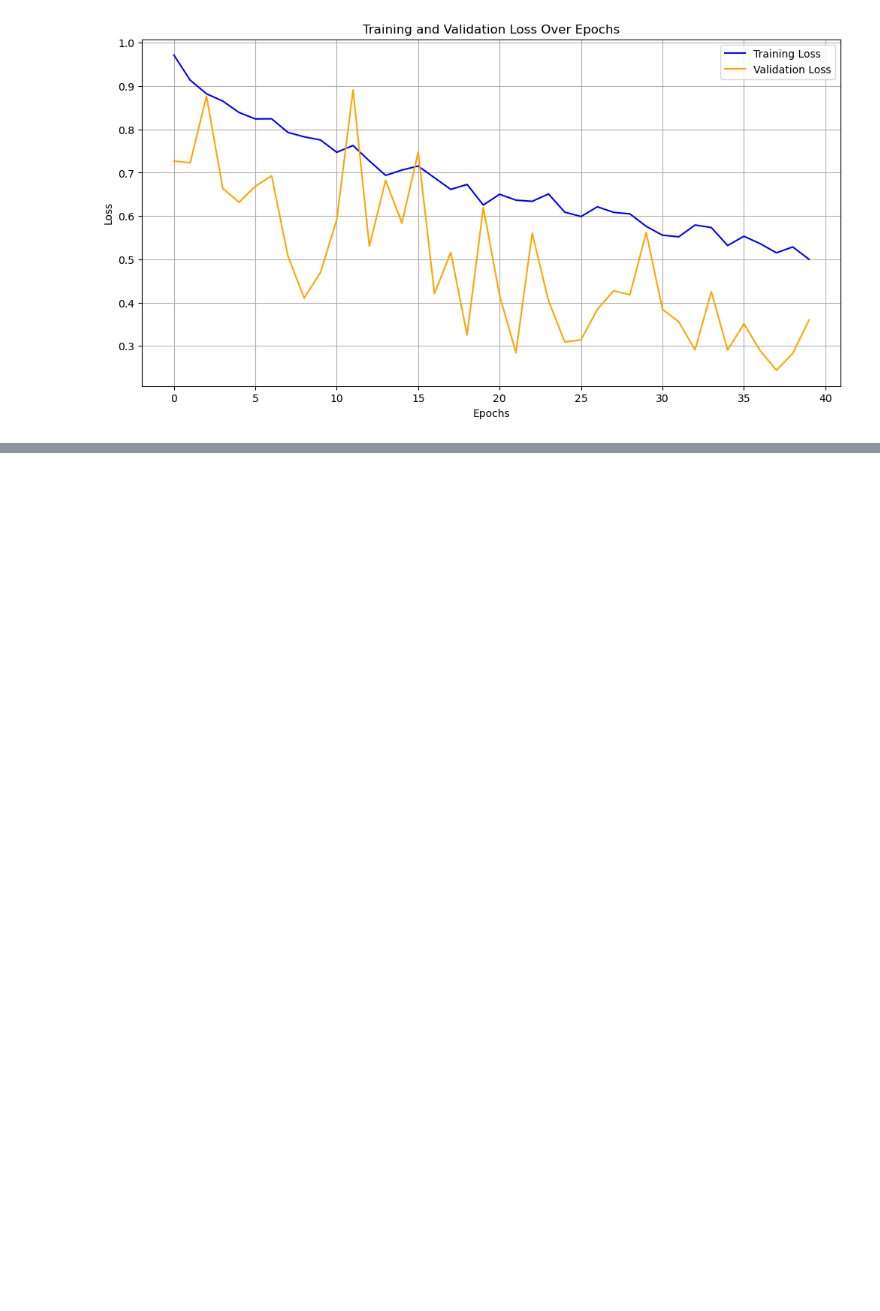
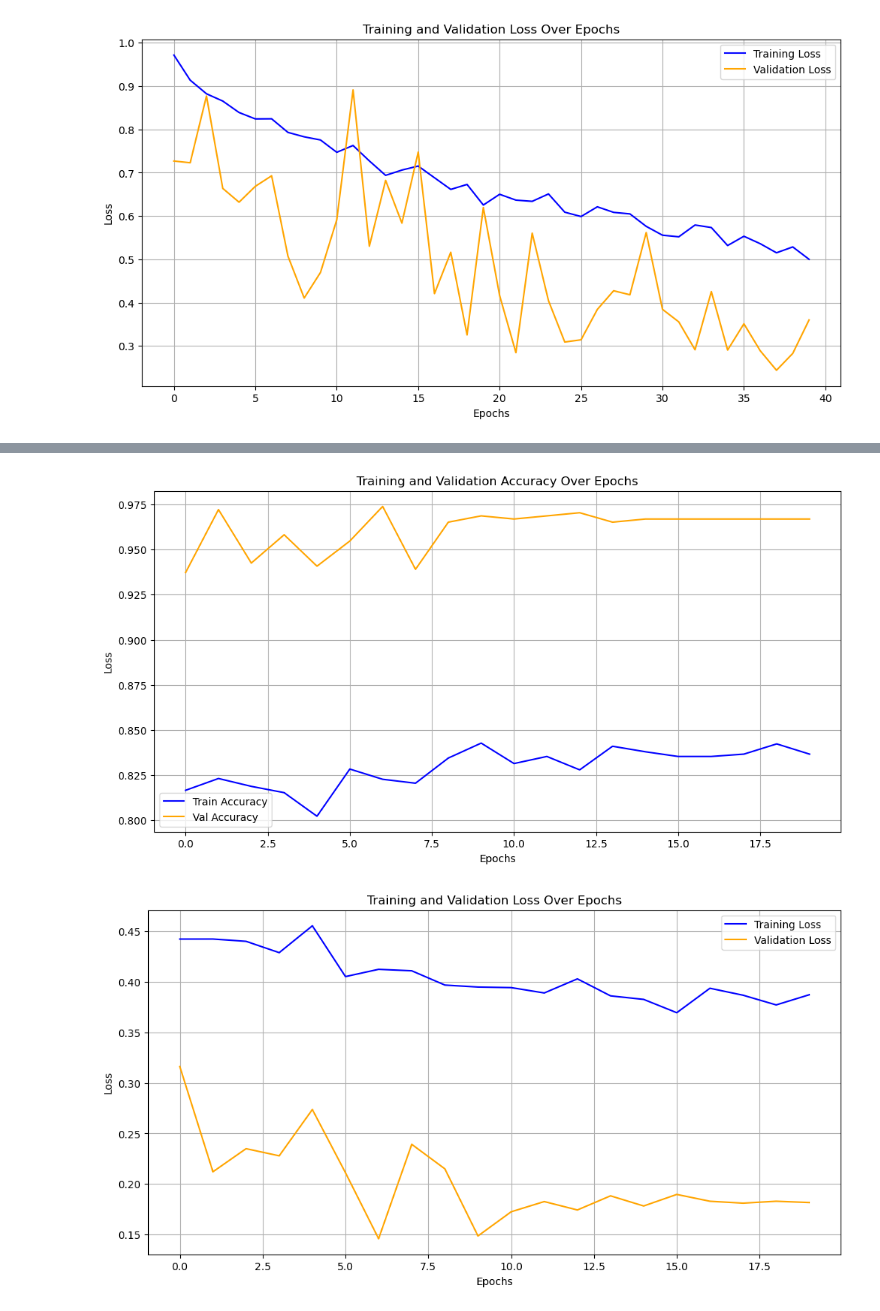
Before and after one commit to Oatsinthepine/Project4, a Jupyter notebook: RSingh_part/Plot_ModelsHistory.ipynb, the cells around one changed output, grey strips where cells are left out. Saved outputs shown, nothing was run; the diff lists cells and outputs as text; code cells hidden in the pictures; blank space fills up the shorter version.

```diff
--- a/RSingh_part/Plot_ModelsHistory.ipynb
+++ b/RSingh_part/Plot_ModelsHistory.ipynb
@@ -72,0 +103,30 @@ plt.show()
+# %%
+# Load the CSV file
+file_path = './Project4_CSVFiles/JackyZ/training_log_loadedModel2_valLoss.csv'  # Update this to your actual file path if needed
+df3 = pd.read_csv(file_path)
+
+
+# 1. Line Plot of Accuracy over Epochs
+plt.figure(figsize=(12, 6))
+plt.plot(df3.index, df3['accuracy'], label='Train Accuracy', color='blue')
+plt.plot(df3.index, df3['val_accuracy'], label='Val Accuracy', color='orange')
+plt.xlabel('Epochs')
+plt.ylabel('Loss')
+plt.title('Training and Validation Accuracy Over Epochs')
+plt.legend()
+plt.grid(True)
+plt.show()
+
+# 1. Line Plot of Loss over Epochs
+plt.figure(figsize=(12, 6))
+plt.plot(df3.index, df3['loss'], label='Training Loss', color='blue')
+plt.plot(df3.index, df3['val_loss'], label='Validation Loss', color='orange')
+plt.xlabel('Epochs')
+plt.ylabel('Loss')
+plt.title('Training and Validation Loss Over Epochs')
+plt.legend()
+plt.grid(True)
+plt.show()
+# %% [output]
+[figure, added]
+[figure, added]
```
Also changed, not shown: parts of 1 cell of this notebook.
